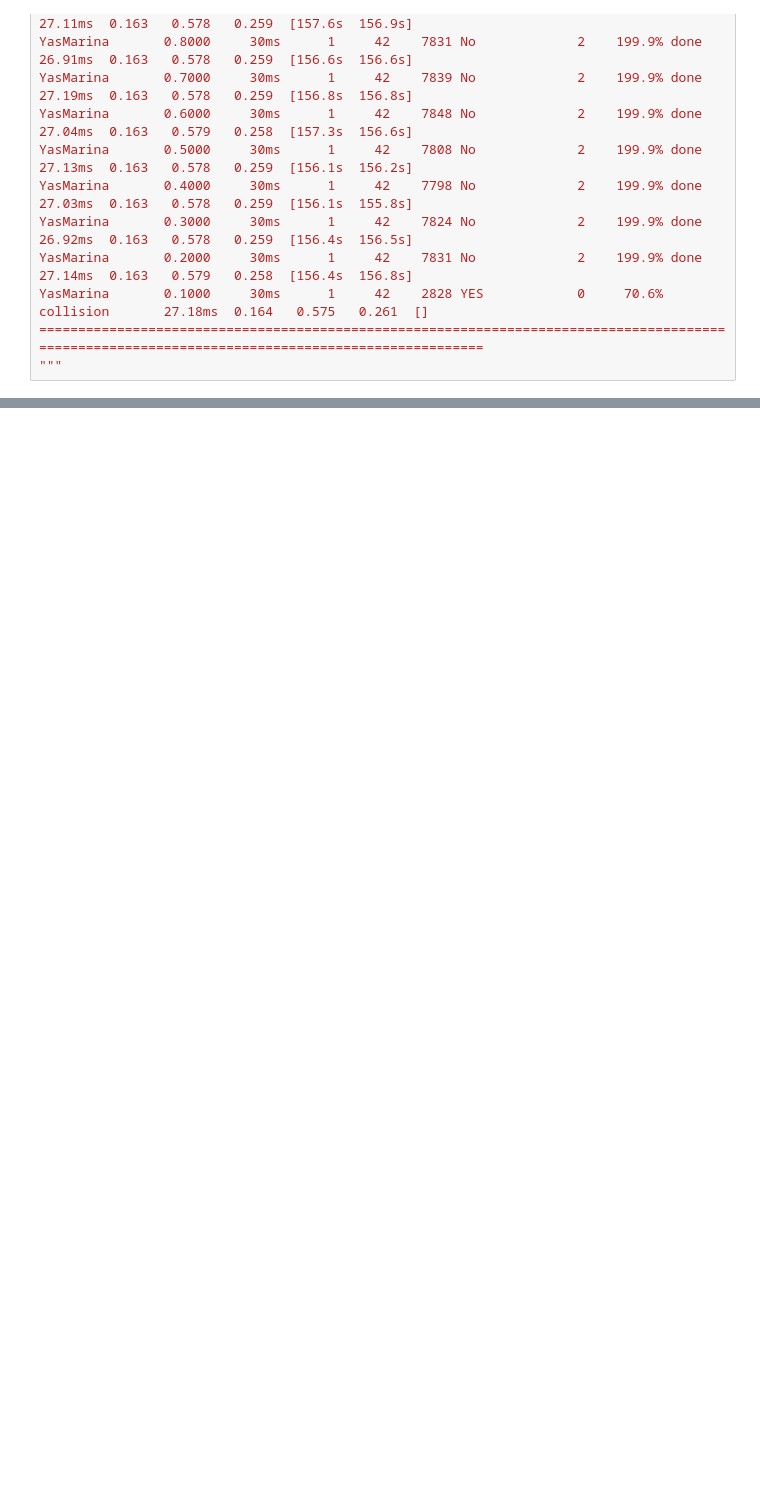
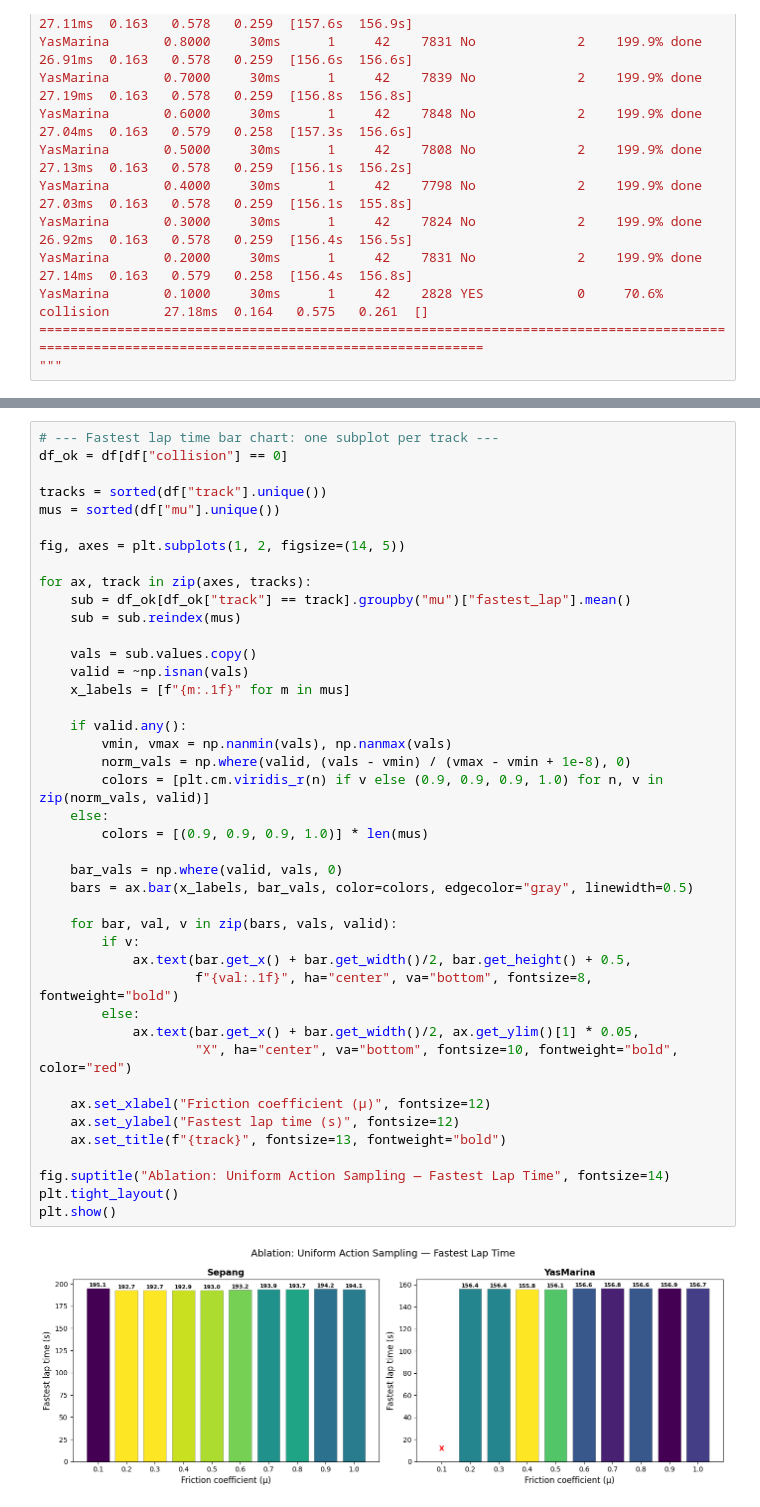
Before and after one commit to scope-lab-vu/DA_MCTS_RTCSA_2026, a Jupyter notebook: plotting_code/ablation_study_plotting_code/plot_results_uniform_sample.ipynb, the cells around one changed output, grey strips where cells are left out. Cells and saved outputs as stored; diff of their text form; blank space fills up the shorter version.

```diff
--- a/plotting_code/ablation_study_plotting_code/plot_results_uniform_sample.ipynb
+++ b/plotting_code/ablation_study_plotting_code/plot_results_uniform_sample.ipynb
@@ -29,0 +105,44 @@ YasMarina       0.1000     30ms      1     42    2828 YES            0     70.6%
+# %%
+# --- Fastest lap time bar chart: one subplot per track ---
+df_ok = df[df["collision"] == 0]
+
+tracks = sorted(df["track"].unique())
+mus = sorted(df["mu"].unique())
+
+fig, axes = plt.subplots(1, 2, figsize=(14, 5))
+
+for ax, track in zip(axes, tracks):
+    sub = df_ok[df_ok["track"] == track].groupby("mu")["fastest_lap"].mean()
+    sub = sub.reindex(mus)
+
+    vals = sub.values.copy()
+    valid = ~np.isnan(vals)
+    x_labels = [f"{m:.1f}" for m in mus]
+
+    if valid.any():
+        vmin, vmax = np.nanmin(vals), np.nanmax(vals)
+        norm_vals = np.where(valid, (vals - vmin) / (vmax - vmin + 1e-8), 0)
+        colors = [plt.cm.viridis_r(n) if v else (0.9, 0.9, 0.9, 1.0) for n, v in zip(norm_vals, valid)]
+    else:
+        colors = [(0.9, 0.9, 0.9, 1.0)] * len(mus)
+
+    bar_vals = np.where(valid, vals, 0)
+    bars = ax.bar(x_labels, bar_vals, color=colors, edgecolor="gray", linewidth=0.5)
+
+    for bar, val, v in zip(bars, vals, valid):
+        if v:
+            ax.text(bar.get_x() + bar.get_width()/2, bar.get_height() + 0.5,
+                    f"{val:.1f}", ha="center", va="bottom", fontsize=8, fontweight="bold")
+        else:
+            ax.text(bar.get_x() + bar.get_width()/2, ax.get_ylim()[1] * 0.05,
+                    "X", ha="center", va="bottom", fontsize=10, fontweight="bold", color="red")
+
+    ax.set_xlabel("Friction coefficient (μ)", fontsize=12)
+    ax.set_ylabel("Fastest lap time (s)", fontsize=12)
+    ax.set_title(f"{track}", fontsize=13, fontweight="bold")
+
+fig.suptitle("Ablation: Uniform Action Sampling — Fastest Lap Time", fontsize=14)
+plt.tight_layout()
+plt.show()
+# %% [output]
+[figure, added]
```
Also changed, not shown: parts of 4 cells of this notebook, 7 other files.
